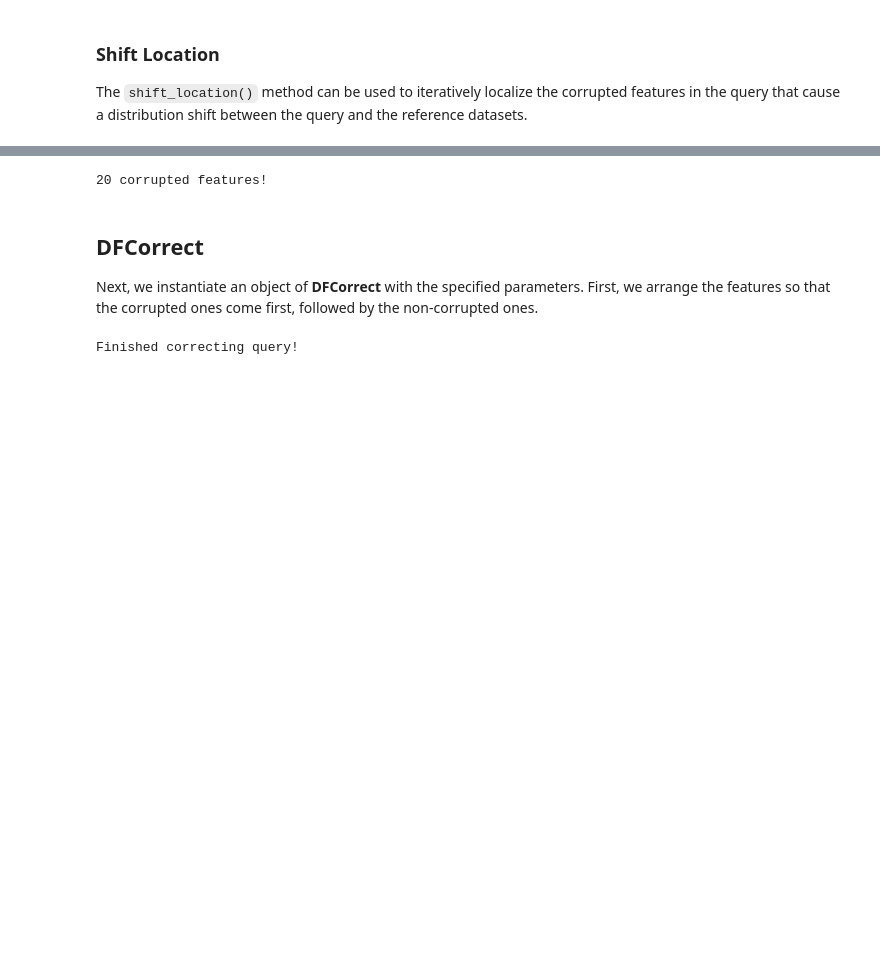
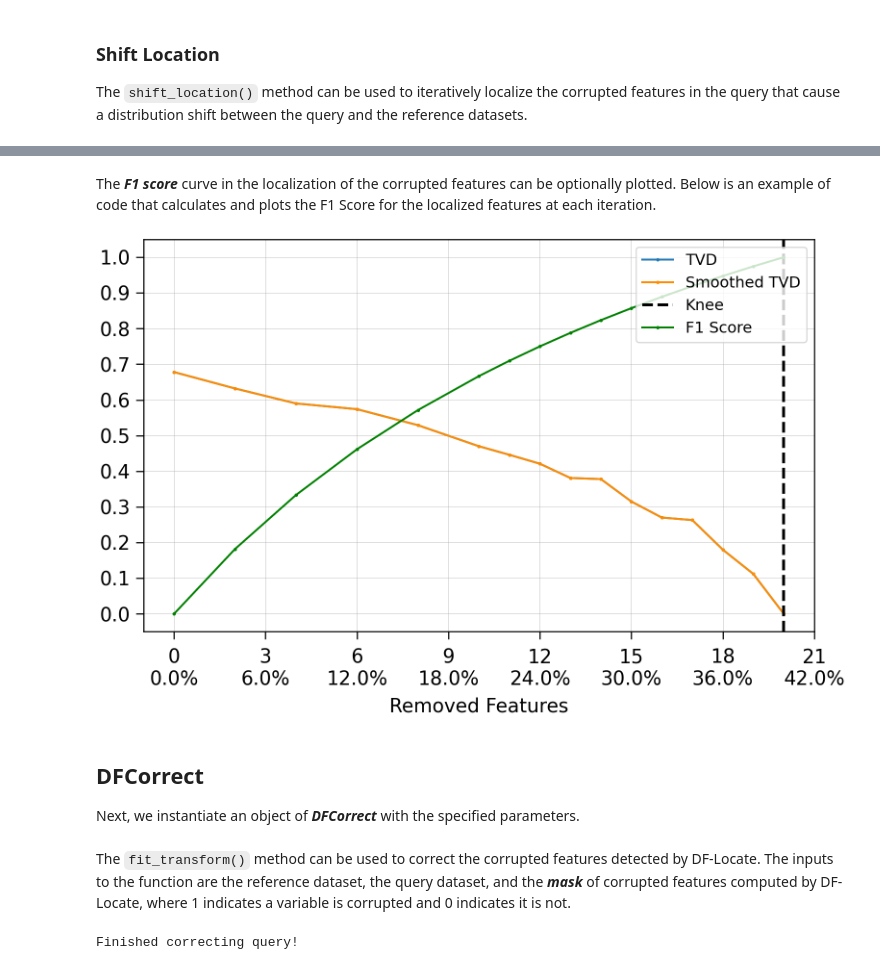
Before and after one commit to AI-sandbox/DataFix, a Jupyter notebook: demo.ipynb, the cells around one changed output, grey strips where cells are left out. Saved outputs shown, nothing was run; the diff lists cells and outputs as text; code cells hidden in the pictures; blank space fills up the shorter version.

```diff
--- a/demo.ipynb
+++ b/demo.ipynb
@@ -187,11 +214,23 @@ datafix_locate.plot_evolution()
-# %%
-mask = datafix_locate.mask_
-n_corrupted_features = datafix_locate.n_corrupted_features_
-
-print(f"{n_corrupted_features} corrupted features!")
-# %% [output]
-20 corrupted features!
+# %% [markdown]
+The ***F1 score*** curve in the localization of the corrupted features can be optionally plotted. Below is an example of code that calculates and plots the F1 Score for the localized features at each iteration.
+# %%
+from sklearn.metrics import f1_score
+
+# Compute the array of true labels where 1 indicates a variable is corrupted and 0 indicates it is not
+y_true = np.zeros(50)
+y_true[:20] = 1
+
+f1_scores = []
+mask_it = np.zeros(50)
+for i in range(1, datafix_locate.n_iters_+1):
+    f1_it = f1_score(y_true, mask_it, zero_division=1)
+    f1_scores.append(f1_it)
+    mask_it[datafix_locate.ranking_ == i] = 1
+
+datafix_locate.plot_evolution(f1_score=f1_scores)
+# %% [output]
+[figure, added]
 # %% [markdown]
 ## DFCorrect
 
-Next, we instantiate an object of **DFCorrect** with the specified parameters. First, we arrange the features so that the corrupted ones come first, followed by the non-corrupted ones.
+Next, we instantiate an object of ***DFCorrect*** with the specified parameters.
@@ -208,4 +244,6 @@ parameters = {
     "verbose" : False
 }
+# %% [markdown]
+The `fit_transform()` method can be used to correct the corrupted features detected by DF-Locate. The inputs to the function are the reference dataset, the query dataset, and the ***mask*** of corrupted features computed by DF-Locate, where 1 indicates a variable is corrupted and 0 indicates it is not.
 # %%
 datafix_correct = DFCorrect(**parameters)
```
Also changed, not shown: parts of 14 cells of this notebook, 3 other files.
